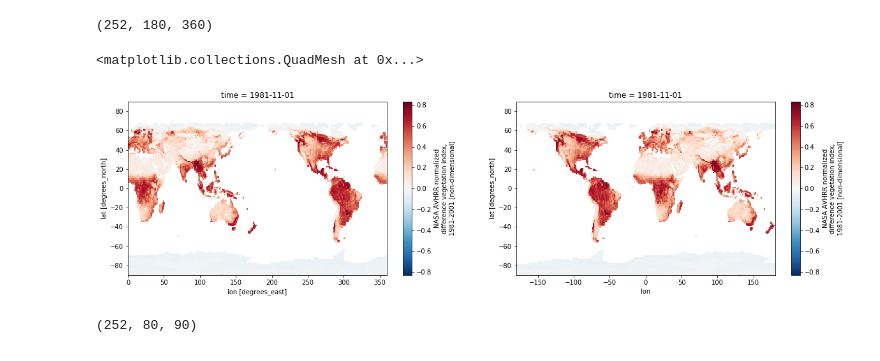
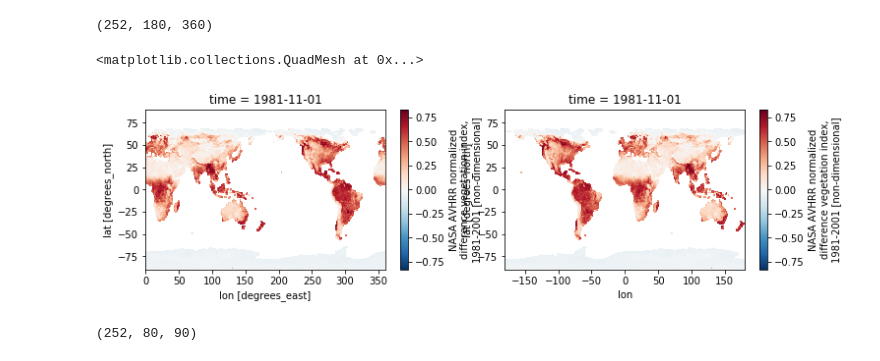
Before and after one commit to Rackhun/Climate-Data-Analysis-Examples, a Jupyter notebook: 9_Sahel_Monsoon/Lec14_NDVI_Africa.ipynb, the cells around one changed output. Drawn from its saved outputs; the diff is of its cells as text; code cells hidden in the pictures.

```diff
--- a/9_Sahel_Monsoon/Lec14_NDVI_Africa.ipynb
+++ b/9_Sahel_Monsoon/Lec14_NDVI_Africa.ipynb
@@ -50,12 +50,12 @@ print(ndvi.shape)  # [time, lat, lon]
 ndvi_ = ndvi.assign_coords({"lon": (((ndvi.lon + 180) % 360) - 180)})
 ndvi_ = ndvi_.sortby('lon')
 # %%
-plt.figure(figsize=(20,5))
+plt.figure(figsize=(12,3))
 plt.subplot(1,2,1) ;ndvi[10].plot()
 plt.subplot(1,2,2) ;ndvi_[10].plot()
 # %% [output]
 <matplotlib.collections.QuadMesh at 0x...>
-[figure, old version]
+[figure, new version]
 # %%
 # Africa domain
 africa = ndvi_.sel(lon=slice(-30,60), lat=slice(40,-40))
```
Also changed, not shown: parts of 3 cells of this notebook, 3 other files.
